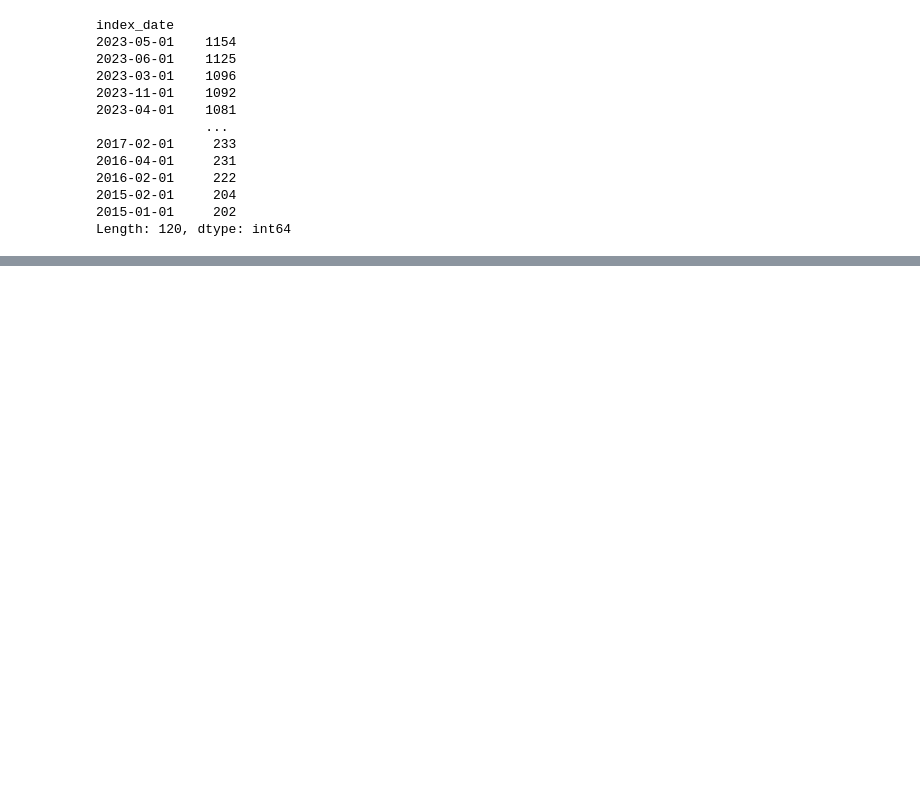
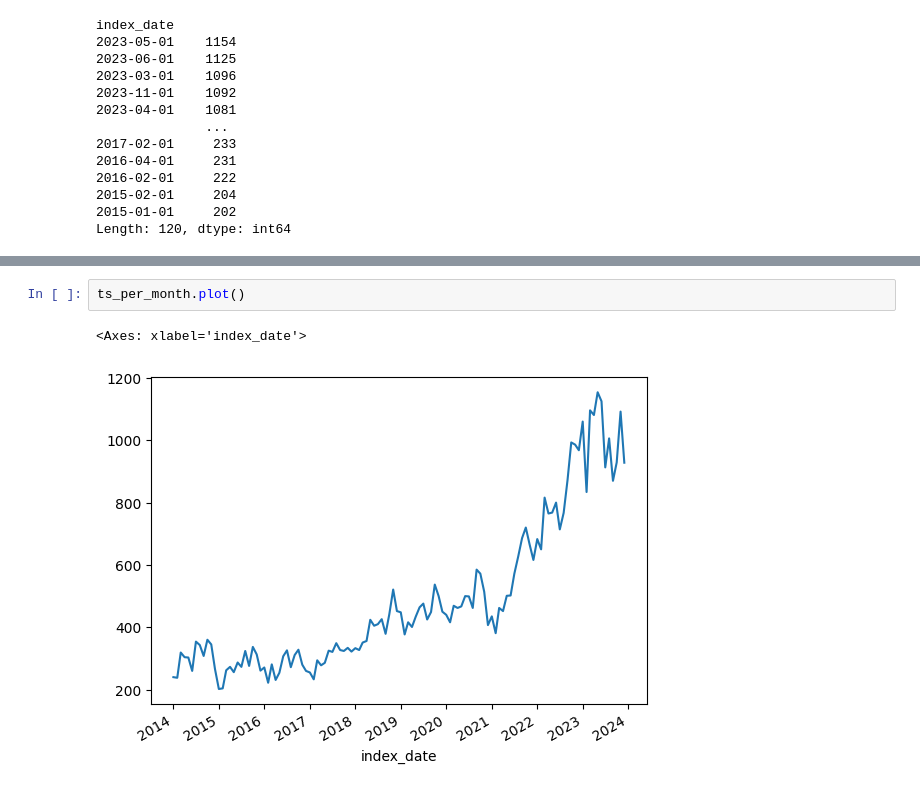
Before and after one commit to DavidToca/ML-Toronto-AutoTheft, a Jupyter notebook: ML_AutoTheft_Toronto.ipynb, the cells around one changed output, grey strips where cells are left out. Cells and saved outputs as stored; diff of their text form; blank space fills up the shorter version.

```diff
--- a/ML_AutoTheft_Toronto.ipynb
+++ b/ML_AutoTheft_Toronto.ipynb
@@ -359,0 +375,5 @@ Text(0, 0.5, 'Report Count')
+# %%
+ts_per_month.plot()
+# %% [output]
+<Axes: xlabel='index_date'>
+[figure, added]
```
Also changed, not shown: parts of 6 cells of this notebook.
